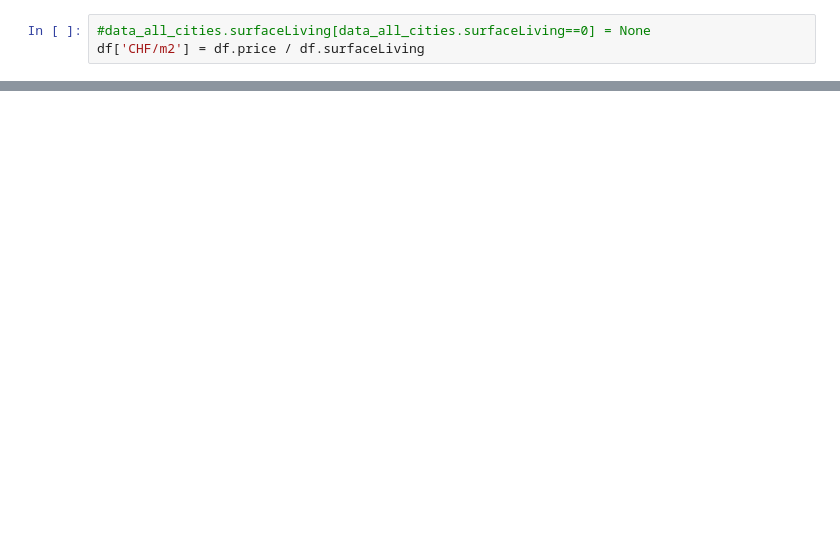
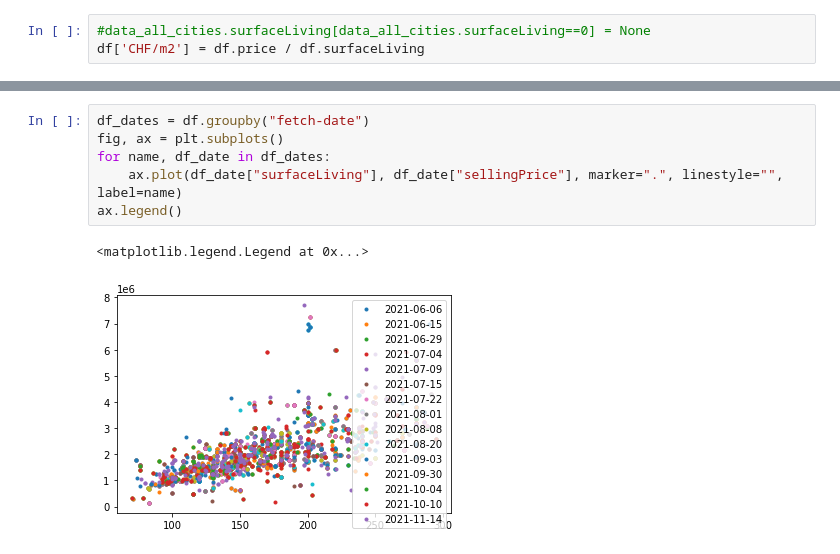
Before and after one commit to gandreassi/ImmoKaa, a Jupyter notebook: example.ipynb, the cells around one changed output, grey strips where cells are left out. Cells and saved outputs as stored; diff of their text form; blank space fills up the shorter version.

```diff
--- a/example.ipynb
+++ b/example.ipynb
@@ -26,0 +79,9 @@ df_evolution['surfaceLiving'].plot()
+# %%
+df_dates = df.groupby("fetch-date")
+fig, ax = plt.subplots()
+for name, df_date in df_dates:
+    ax.plot(df_date["surfaceLiving"], df_date["sellingPrice"], marker=".", linestyle="", label=name)
+ax.legend()
+# %% [output]
+<matplotlib.legend.Legend at 0x...>
+[figure, added]
```
Also changed, not shown: parts of 19 cells of this notebook, 1 other file.
